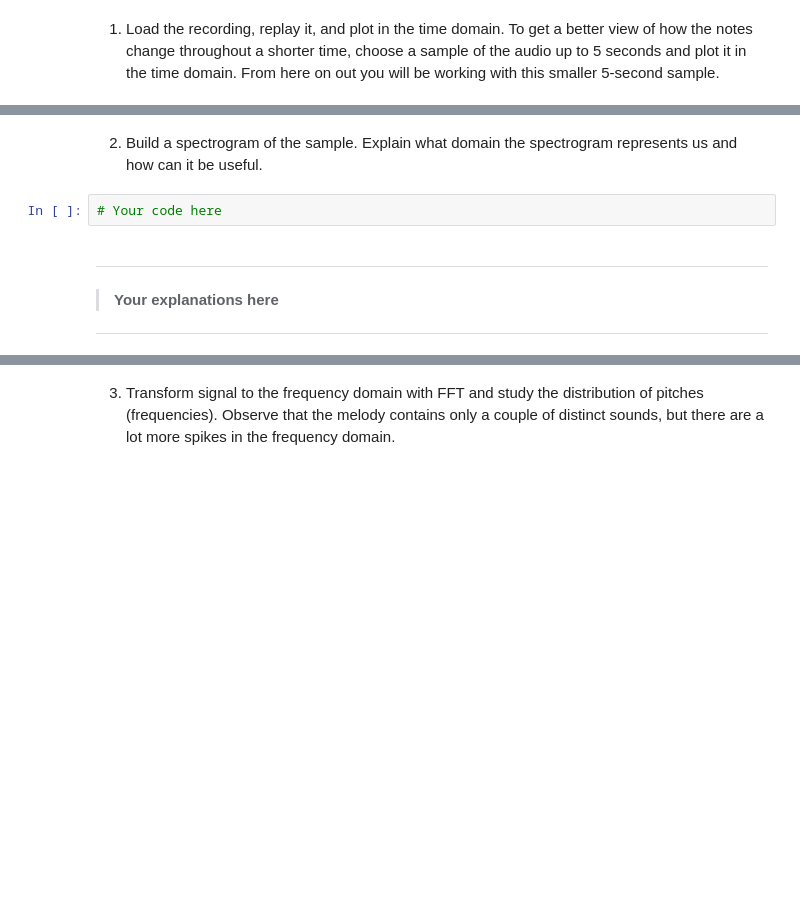
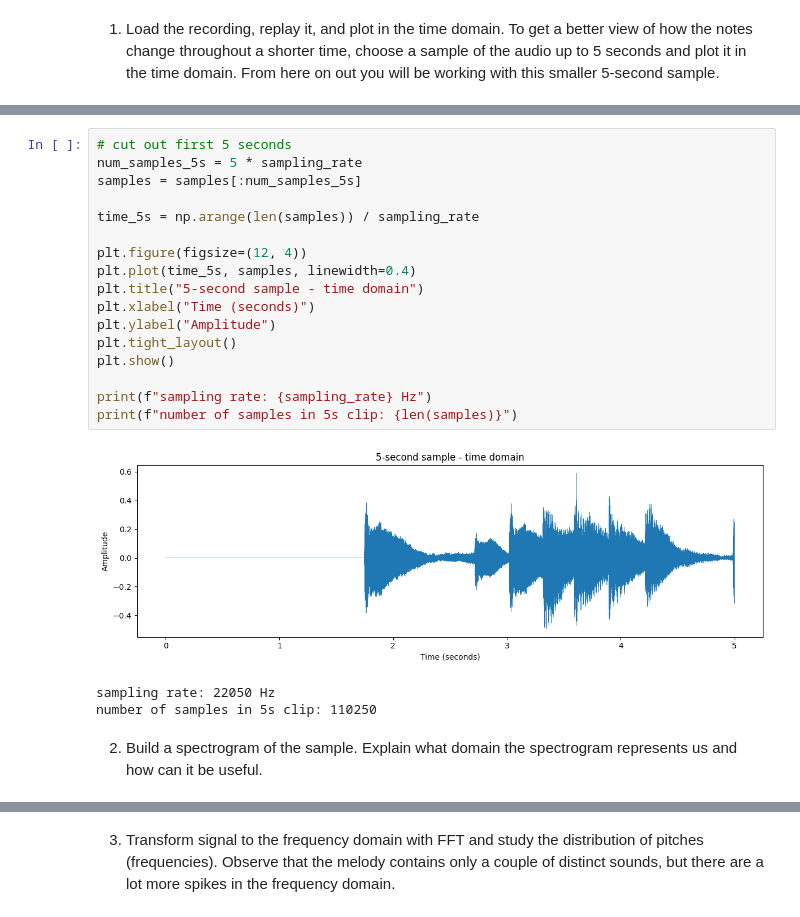
Before and after one commit to ArseniiStratiuk/Linear-Algebra-Fourier-Transform, a Jupyter notebook: LA_Lab_2_Template_2025.ipynb, the cells around one changed output, grey strips where cells are left out. Drawn from its saved outputs; the diff is of its cells as text; blank space fills up the shorter version.

```diff
--- a/LA_Lab_2_Template_2025.ipynb
+++ b/LA_Lab_2_Template_2025.ipynb
@@ -169,9 +182,23 @@ samples = samples[...]
+# %%
+# cut out first 5 seconds
+num_samples_5s = 5 * sampling_rate
+samples = samples[:num_samples_5s]
+
+time_5s = np.arange(len(samples)) / sampling_rate
+
+plt.figure(figsize=(12, 4))
+plt.plot(time_5s, samples, linewidth=0.4)
+plt.title("5-second sample - time domain")
+plt.xlabel("Time (seconds)")
+plt.ylabel("Amplitude")
+plt.tight_layout()
+plt.show()
+
+print(f"sampling rate: {sampling_rate} Hz")
+print(f"number of samples in 5s clip: {len(samples)}")
+# %% [output]
+[figure, added]
+sampling rate: 22050 Hz
+number of samples in 5s clip: 110250
 # %% [markdown]
 2.   Build a spectrogram of the sample. Explain what domain the spectrogram represents us and how can it be useful.
-# %%
-# Your code here
-# %% [markdown]
----
->**Your explanations here**
-
----
```
Also changed, not shown: parts of 6 cells of this notebook.
